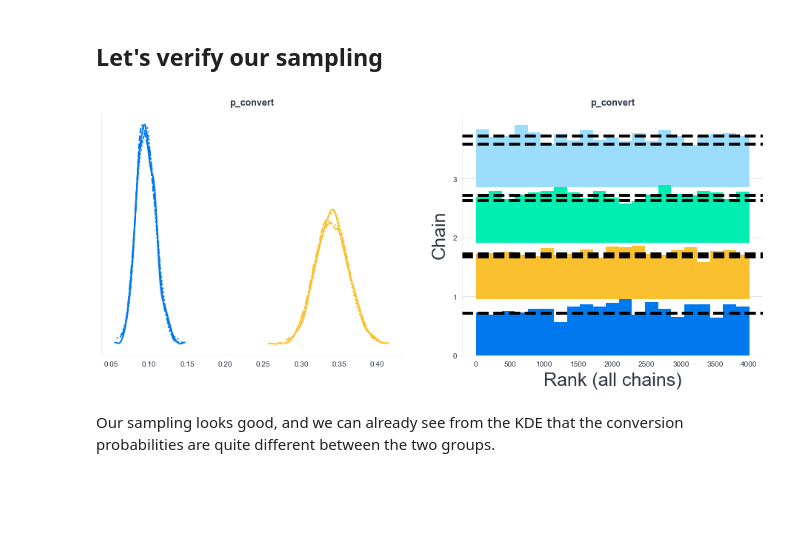
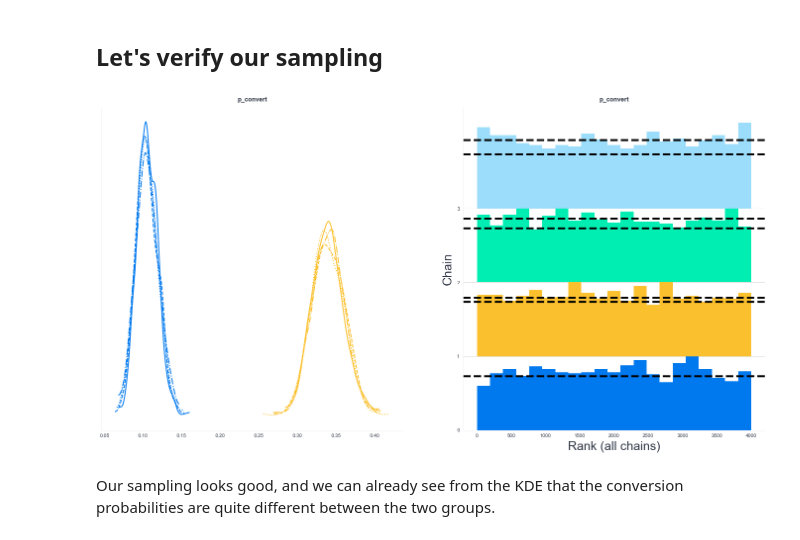
Before and after one commit to tomicapretto/etc, a Jupyter notebook: lesson_code/lesson_04.ipynb, the cells around one changed output. Cells and saved outputs as stored; diff of their text form; code cells hidden in the pictures; blank space fills up the shorter version.

```diff
--- a/lesson_code/lesson_04.ipynb
+++ b/lesson_code/lesson_04.ipynb
@@ -42,7 +45,7 @@ from scipy import special
 from scipy import stats
 
 plt.style.use("intuitivebayes.mplstyle")
-FIGSIZE = (16, 8)
+FIGSIZE = (24, 12)
 SEED = 0
 
 rng = np.random.default_rng(SEED)
@@ -269,9 +279,9 @@ We're not quite sure how to AB test in Bambi so for now we just use PyMC. Luckil
 # %% [markdown]
 ## Let's verify our sampling
 # %%
-az.plot_trace(idata_likes_video_games, kind="rank_bars", figsize=(16, 6));
+az.plot_trace(idata_likes_video_games, kind="rank_bars", figsize=FIGSIZE);
 # %% [output]
-[figure, old version]
+[figure, new version]
 # %% [markdown]
 Our sampling looks good, and we can already see from the KDE that the conversion probabilities are quite different between the two groups.
 # %% [markdown]
```
Also changed, not shown: parts of 57 cells of this notebook, 1 other file.
